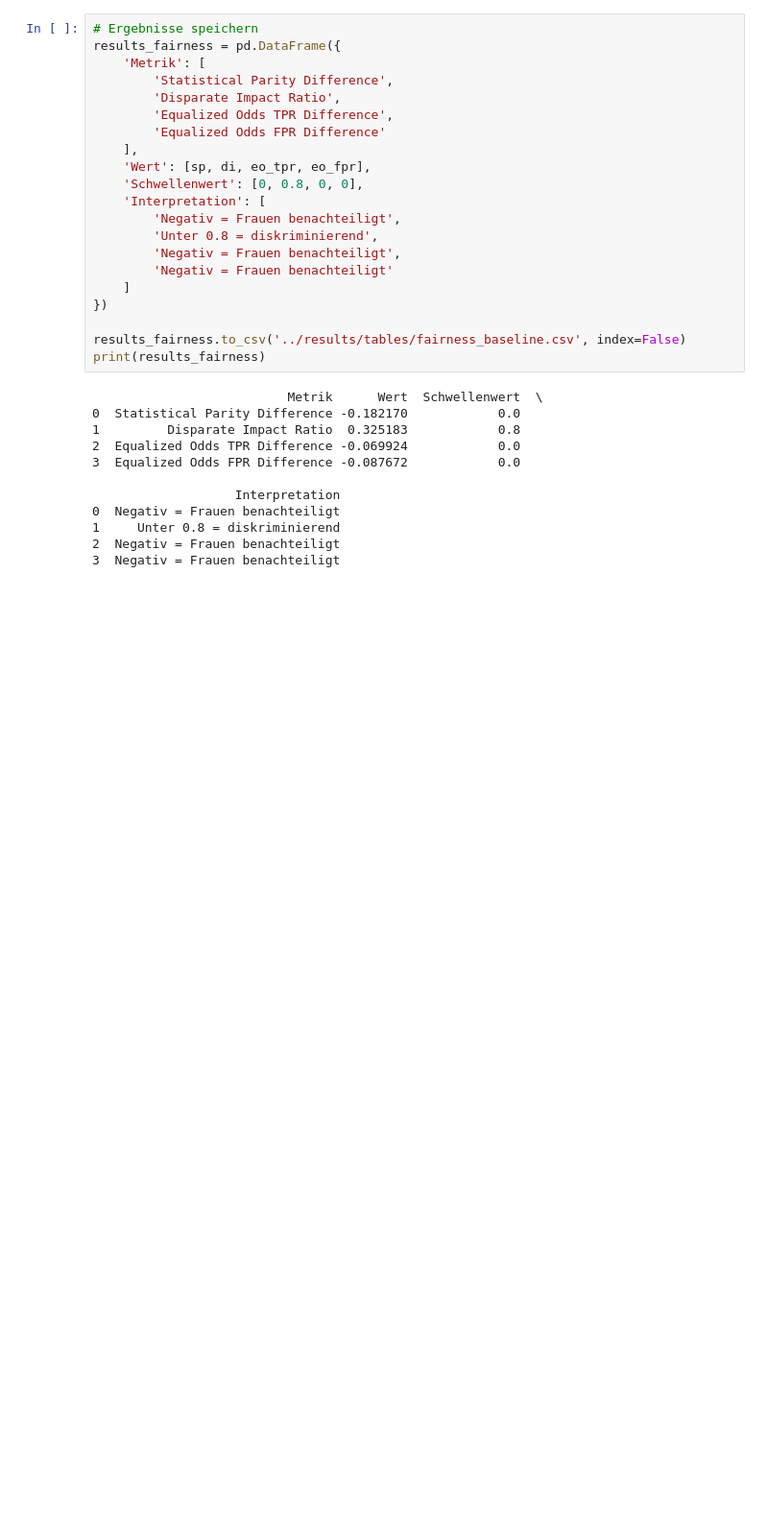
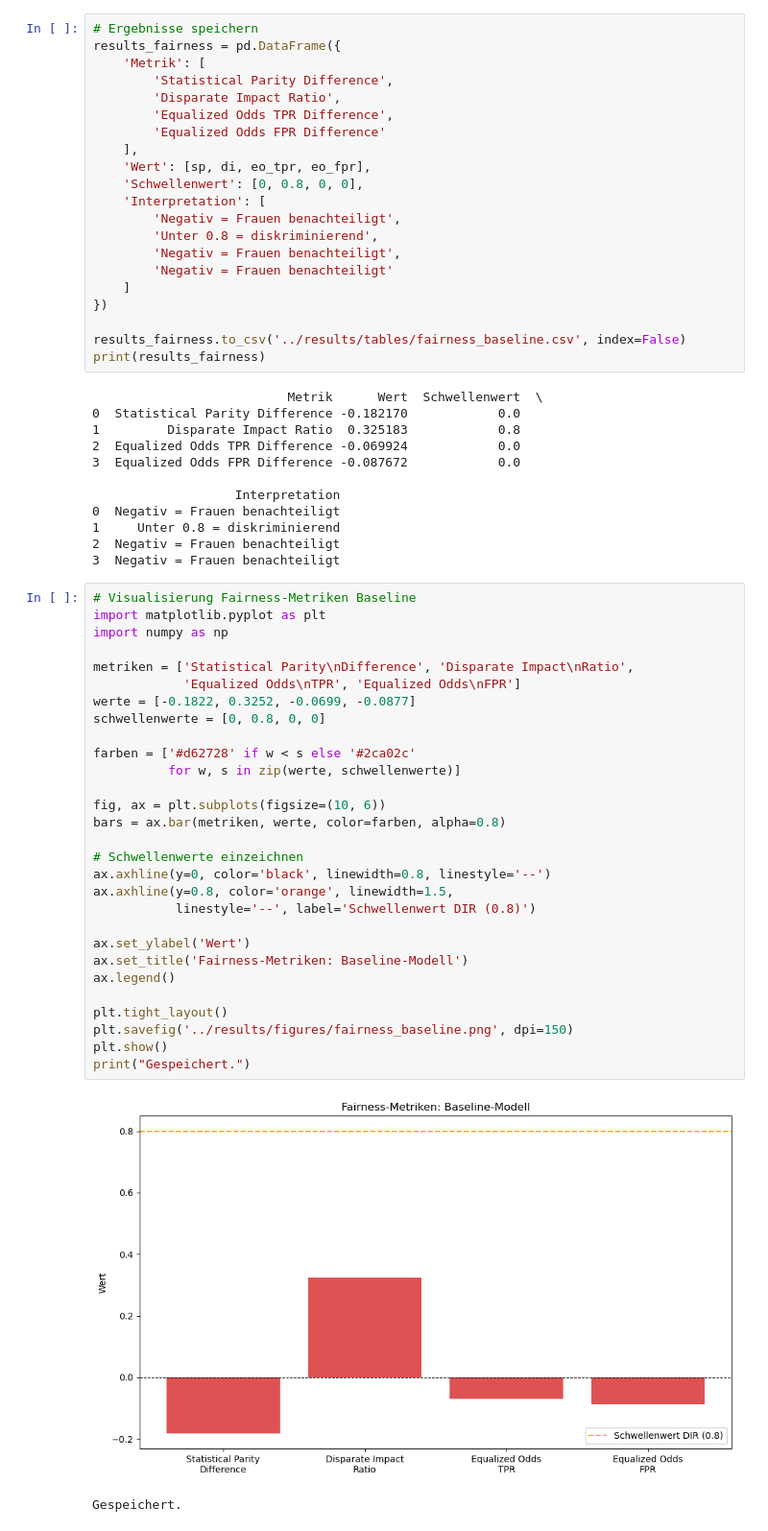
Before and after one commit to stefkadev/gender-bias-ki-recruiting, a Jupyter notebook: notebooks/04_fairness_metriken.ipynb, the cells around one changed output. Shown at 96% size. Drawn from its saved outputs; the diff is of its cells as text; blank space fills up the shorter version.

```diff
--- a/notebooks/04_fairness_metriken.ipynb
+++ b/notebooks/04_fairness_metriken.ipynb
@@ -115,3 +109,35 @@ print(results_fairness)
 1     Unter 0.8 = diskriminierend
 2  Negativ = Frauen benachteiligt
 3  Negativ = Frauen benachteiligt
+# %%
+# Visualisierung Fairness-Metriken Baseline
+import matplotlib.pyplot as plt
+import numpy as np
+
+metriken = ['Statistical Parity\nDifference', 'Disparate Impact\nRatio',
+            'Equalized Odds\nTPR', 'Equalized Odds\nFPR']
+werte = [-0.1822, 0.3252, -0.0699, -0.0877]
+schwellenwerte = [0, 0.8, 0, 0]
+
+farben = ['#d62728' if w < s else '#2ca02c'
+          for w, s in zip(werte, schwellenwerte)]
+
+fig, ax = plt.subplots(figsize=(10, 6))
+bars = ax.bar(metriken, werte, color=farben, alpha=0.8)
+
+# Schwellenwerte einzeichnen
+ax.axhline(y=0, color='black', linewidth=0.8, linestyle='--')
+ax.axhline(y=0.8, color='orange', linewidth=1.5,
+           linestyle='--', label='Schwellenwert DIR (0.8)')
+
+ax.set_ylabel('Wert')
+ax.set_title('Fairness-Metriken: Baseline-Modell')
+ax.legend()
+
+plt.tight_layout()
+plt.savefig('../results/figures/fairness_baseline.png', dpi=150)
+plt.show()
+print("Gespeichert.")
+# %% [output]
+[figure, added]
+Gespeichert.
```
Also changed, not shown: parts of 1 cell of this notebook, 7 other files.
